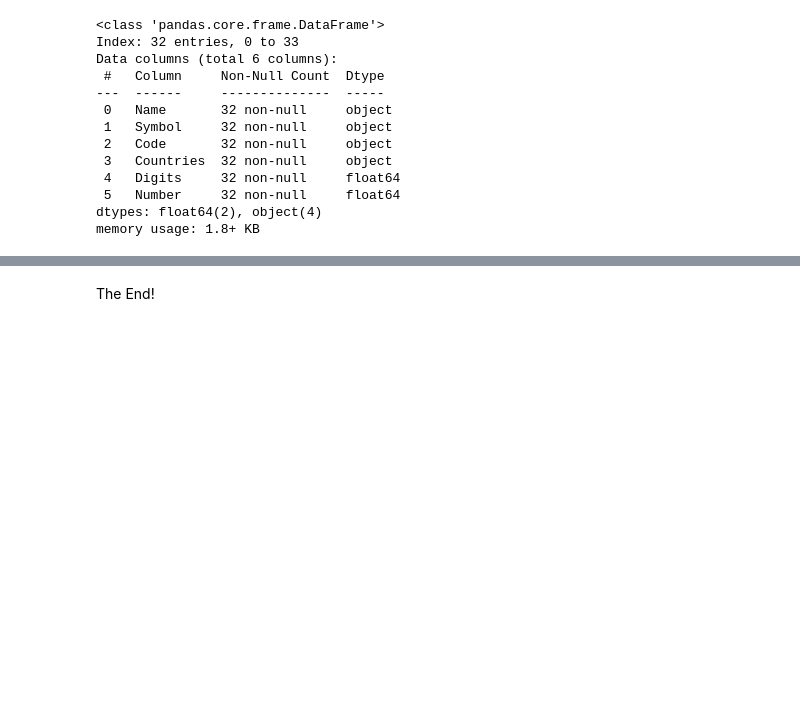
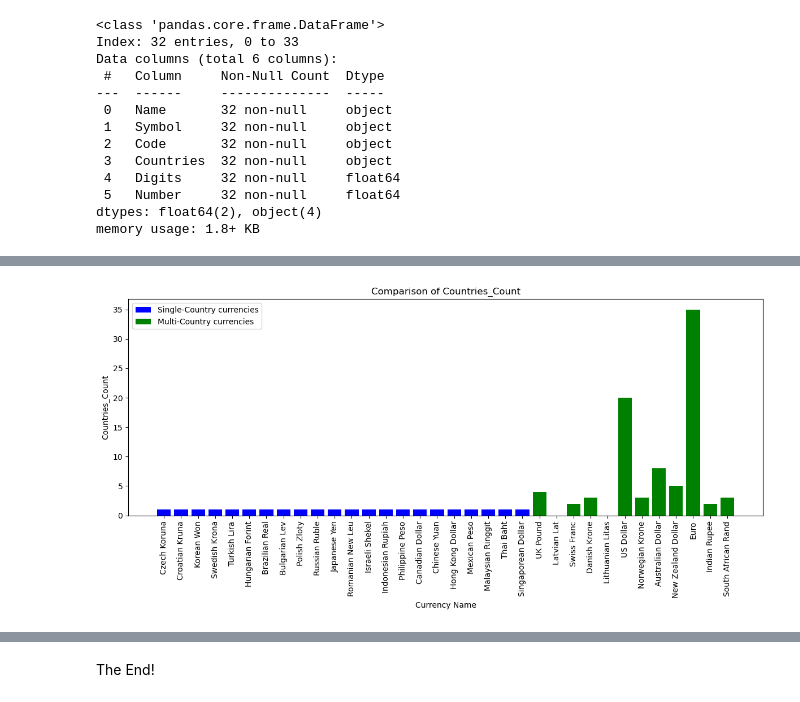
Before and after one commit to AldaJiji/My-first-project, a Jupyter notebook: My_First_Project.ipynb, the cells around one changed output, grey strips where cells are left out. Saved outputs shown, nothing was run; the diff lists cells and outputs as text; code cells hidden in the pictures; blank space fills up the shorter version.

```diff
--- a/My_First_Project.ipynb
+++ b/My_First_Project.ipynb
@@ -119,0 +145,25 @@ plt.legend(title=None,loc='upper right',fontsize='medium');
+# %%
+#Let's find all the single-country currencies and all the multi_country currencies
+
+single_country_currencies=df[df['Countries_Count']==1]
+multi_country_currencies=df[df['Countries_Count']!=1]
+# %%
+#We plot both on the same figure to compare
+plt.figure(figsize=(12, 6))
+
+#We plot for single-country currencies
+plt.bar(single_country_currencies['Name'], single_country_currencies['Countries_Count'], color='blue', label='Single-Country currencies')
+
+# Plot for multi-country currencies
+plt.bar(multi_country_currencies['Name'], multi_country_currencies['Countries_Count'], color='green', label='Multi-Country currencies')
+
+
+plt.xlabel('Currency Name')
+plt.ylabel('Countries_Count')
+plt.title('Comparison of Countries_Count')
+plt.xticks(rotation=90)
+plt.legend()
+plt.tight_layout()
+plt.show()
+# %% [output]
+[figure, added]
```
Also changed, not shown: parts of 14 cells of this notebook.
